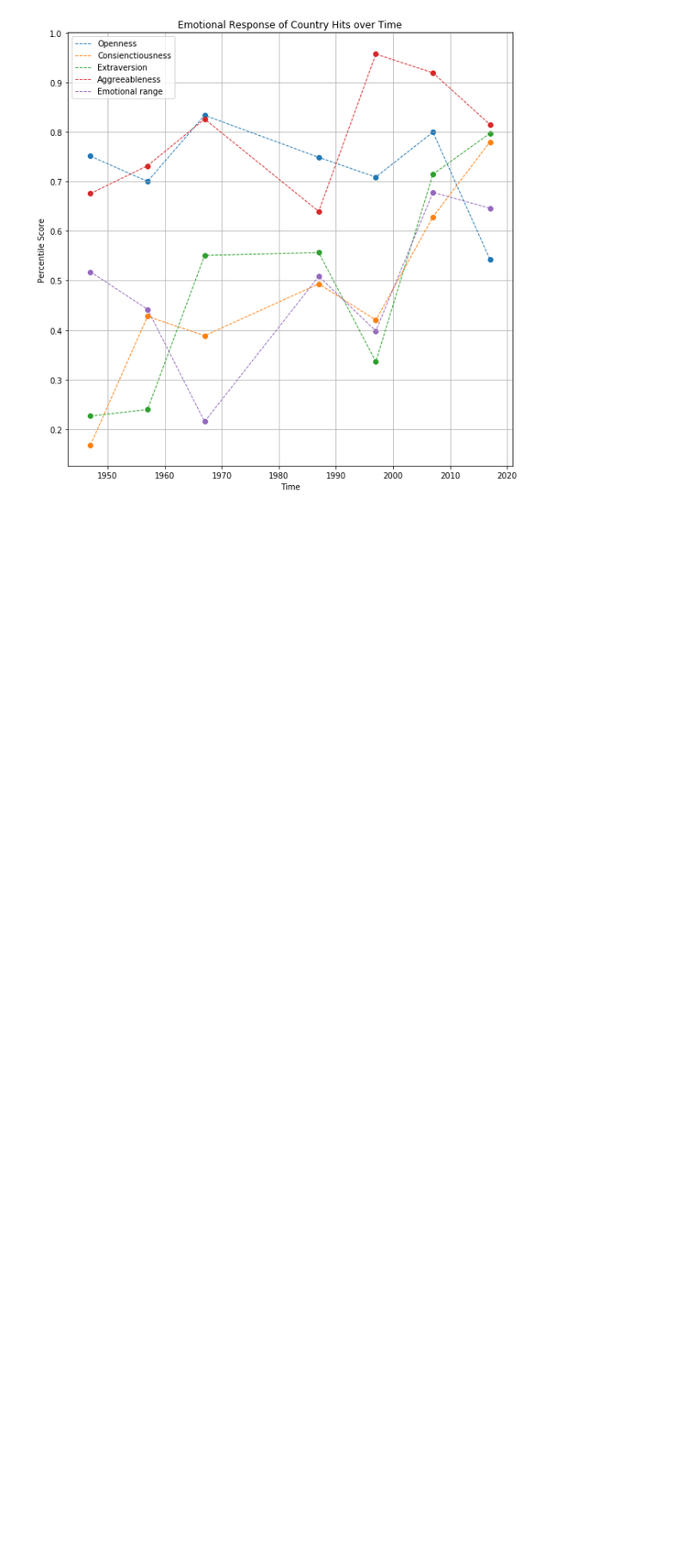
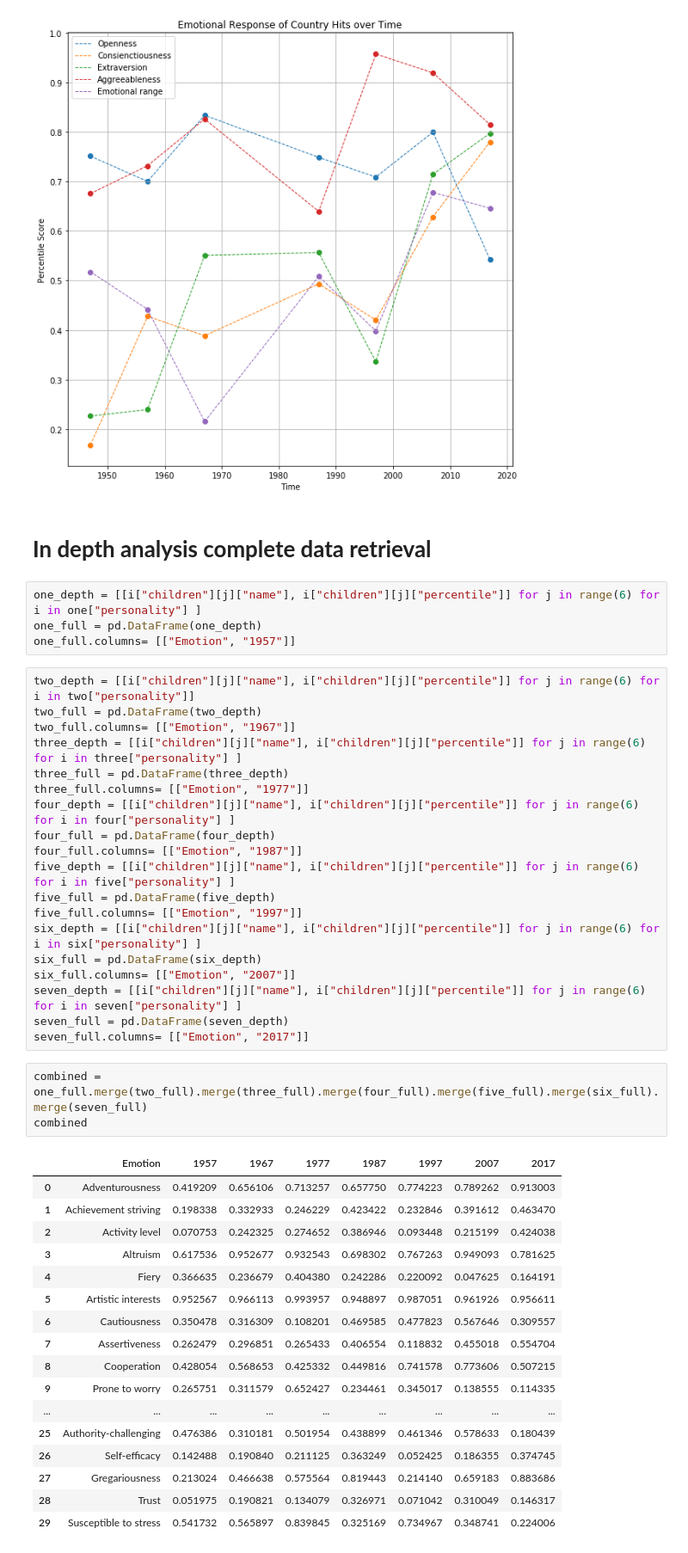
Before and after one commit to Anaisdg/Popular_Music_Insights, a Jupyter notebook: emotion_analysis/country/country_exploration.ipynb, the cells around one changed output. Shown at 86% size. Cells and saved outputs as stored; diff of their text form; blank space fills up the shorter version.

```diff
--- a/emotion_analysis/country/country_exploration.ipynb
+++ b/emotion_analysis/country/country_exploration.ipynb
@@ -91,3 +91,49 @@ plt.grid()
 plt.show()
 # %% [output]
 [figure]
+# %% [markdown]
+<h1><strong> In depth analysis complete data retrieval </strong></h1>
+# %%
+one_depth = [[i["children"][j]["name"], i["children"][j]["percentile"]] for j in range(6) for i in one["personality"] ]
+one_full = pd.DataFrame(one_depth)
+one_full.columns= [["Emotion", "1957"]]
+# %%
+two_depth = [[i["children"][j]["name"], i["children"][j]["percentile"]] for j in range(6) for i in two["personality"]]
+two_full = pd.DataFrame(two_depth)
+two_full.columns= [["Emotion", "1967"]]
+three_depth = [[i["children"][j]["name"], i["children"][j]["percentile"]] for j in range(6) for i in three["personality"] ]
+three_full = pd.DataFrame(three_depth)
+three_full.columns= [["Emotion", "1977"]]
+four_depth = [[i["children"][j]["name"], i["children"][j]["percentile"]] for j in range(6) for i in four["personality"] ]
+four_full = pd.DataFrame(four_depth)
+four_full.columns= [["Emotion", "1987"]]
+five_depth = [[i["children"][j]["name"], i["children"][j]["percentile"]] for j in range(6) for i in five["personality"] ]
+five_full = pd.DataFrame(five_depth)
+five_full.columns= [["Emotion", "1997"]]
+six_depth = [[i["children"][j]["name"], i["children"][j]["percentile"]] for j in range(6) for i in six["personality"] ]
+six_full = pd.DataFrame(six_depth)
+six_full.columns= [["Emotion", "2007"]]
+seven_depth = [[i["children"][j]["name"], i["children"][j]["percentile"]] for j in range(6) for i in seven["personality"] ]
+seven_full = pd.DataFrame(seven_depth)
+seven_full.columns= [["Emotion", "2017"]]
+# %%
+combined = one_full.merge(two_full).merge(three_full).merge(four_full).merge(five_full).merge(six_full).merge(seven_full)
+combined
+# %% [output]
+|  | Emotion | 1957 | 1967 | 1977 | 1987 | 1997 | 2007 | 2017 |
+| 0 | Adventurousness | 0.419209 | 0.656106 | 0.713257 | 0.657750 | 0.774223 | 0.789262 | 0.913003 |
+| 1 | Achievement striving | 0.198338 | 0.332933 | 0.246229 | 0.423422 | 0.232846 | 0.391612 | 0.463470 |
+| 2 | Activity level | 0.070753 | 0.242325 | 0.274652 | 0.386946 | 0.093448 | 0.215199 | 0.424038 |
+| 3 | Altruism | 0.617536 | 0.952677 | 0.932543 | 0.698302 | 0.767263 | 0.949093 | 0.781625 |
+| 4 | Fiery | 0.366635 | 0.236679 | 0.404380 | 0.242286 | 0.220092 | 0.047625 | 0.164191 |
+| 5 | Artistic interests | 0.952567 | 0.966113 | 0.993957 | 0.948897 | 0.987051 | 0.961926 | 0.956611 |
+| 6 | Cautiousness | 0.350478 | 0.316309 | 0.108201 | 0.469585 | 0.477823 | 0.567646 | 0.309557 |
+| 7 | Assertiveness | 0.262479 | 0.296851 | 0.265433 | 0.406554 | 0.118832 | 0.455018 | 0.554704 |
+| 8 | Cooperation | 0.428054 | 0.568653 | 0.425332 | 0.449816 | 0.741578 | 0.773606 | 0.507215 |
+| 9 | Prone to worry | 0.265751 | 0.311579 | 0.652427 | 0.234461 | 0.345017 | 0.138555 | 0.114335 |
+| ... | ... | ... | ... | ... | ... | ... | ... | ... |
+| 25 | Authority-challenging | 0.476386 | 0.310181 | 0.501954 | 0.438899 | 0.461346 | 0.578633 | 0.180439 |
+| 26 | Self-efficacy | 0.142488 | 0.190840 | 0.211125 | 0.363249 | 0.052425 | 0.186355 | 0.374745 |
+| 27 | Gregariousness | 0.213024 | 0.466638 | 0.575564 | 0.819443 | 0.214140 | 0.659183 | 0.883686 |
+| 28 | Trust | 0.051975 | 0.190821 | 0.134079 | 0.326971 | 0.071042 | 0.310049 | 0.146317 |
+| 29 | Susceptible to stress | 0.541732 | 0.565897 | 0.839845 | 0.325169 | 0.734967 | 0.348741 | 0.224006 |
```
Also changed, not shown: parts of 1 cell of this notebook, 24 other files.
